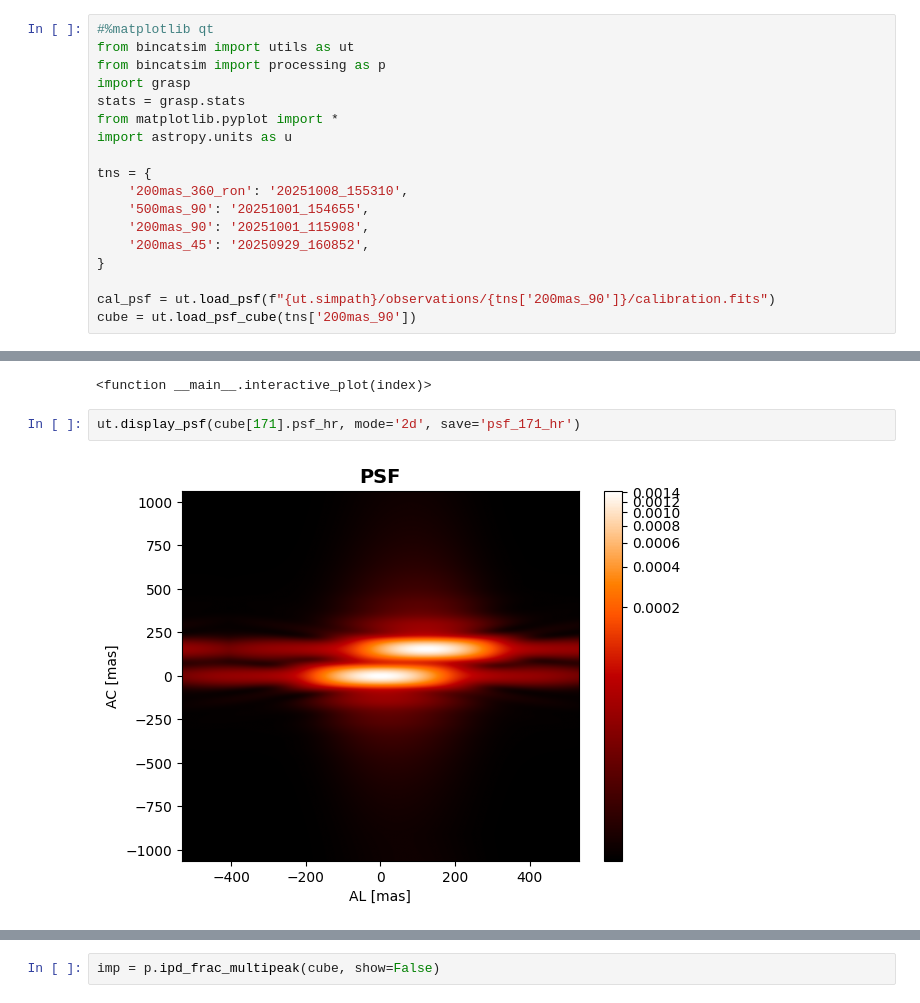
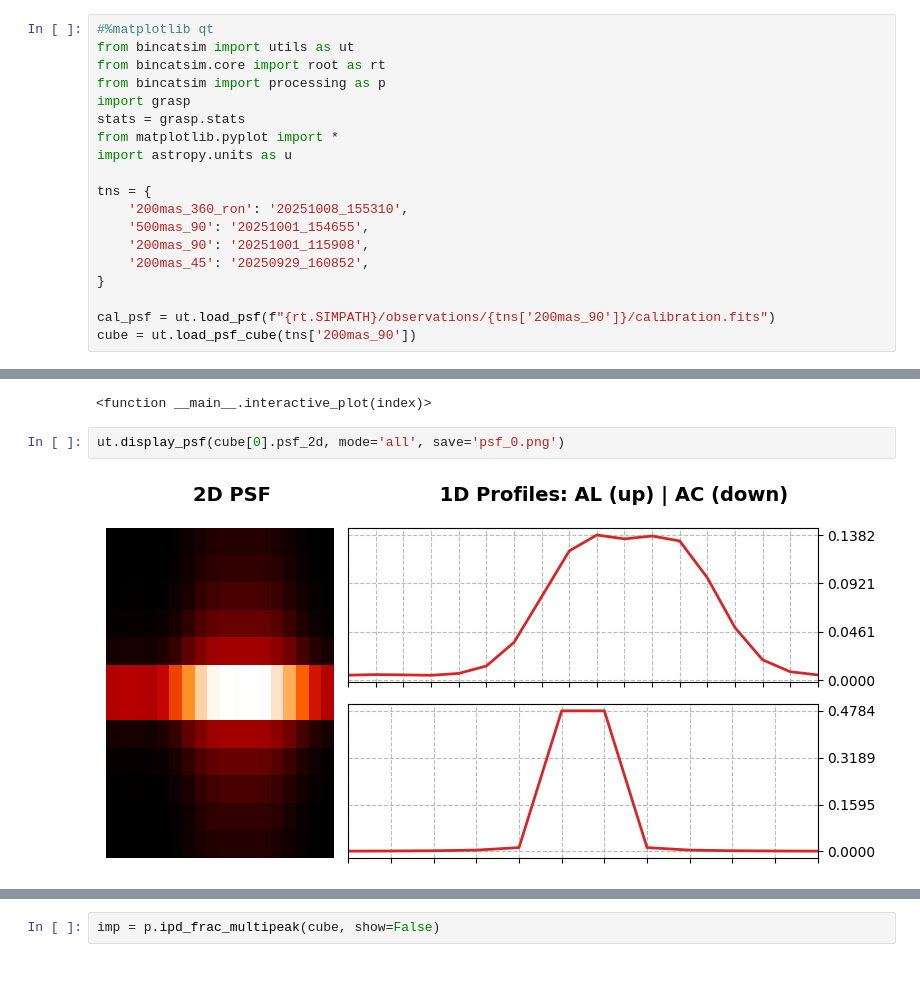
Before and after one commit to pietroferraiuolo/BINCAT, a Jupyter notebook: scripts/03-preliminary-psf-analysis.ipynb, the cells around one changed output, grey strips where cells are left out. Drawn from its saved outputs; the diff is of its cells as text; blank space fills up the shorter version.

```diff
--- a/scripts/03-preliminary-psf-analysis.ipynb
+++ b/scripts/03-preliminary-psf-analysis.ipynb
@@ -3,6 +3,7 @@
 # %%
 #%matplotlib qt
 from bincatsim import utils as ut
+from bincatsim.core import root as rt
 from bincatsim import processing as p
 import grasp
 stats = grasp.stats
@@ -16,5 +17,5 @@ tns = {
     '200mas_45': '20250929_160852',
 }
 
-cal_psf = ut.load_psf(f"{ut.simpath}/observations/{tns['200mas_90']}/calibration.fits")
+cal_psf = ut.load_psf(f"{rt.SIMPATH}/observations/{tns['200mas_90']}/calibration.fits")
 cube = ut.load_psf_cube(tns['200mas_90'])
@@ -63,6 +69,6 @@ interact(interactive_plot, index=widgets.IntSlider(min=0, max=len(cube)-1, step=
 interactive(children=(IntSlider(value=0, description='Data Index:', max=308), Output()), _dom_classes=('widget…
 <function __main__.interactive_plot(index)>
 # %%
-ut.display_psf(cube[171].psf_hr, mode='2d', save='psf_171_hr')
+ut.display_psf(cube[0].psf_2d, mode='all', save='psf_0.png')
 # %% [output]
-[figure, old version]
+[figure, new version]
```
Also changed, not shown: parts of 2 cells of this notebook, 15 other files.
